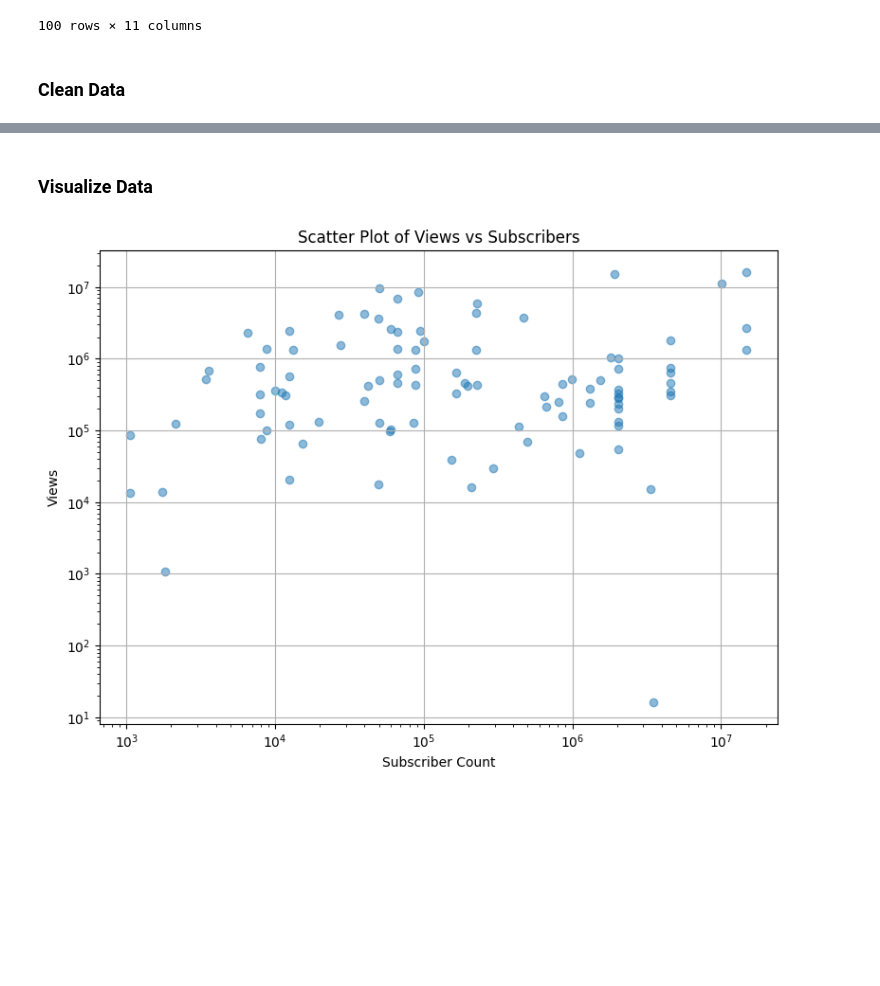
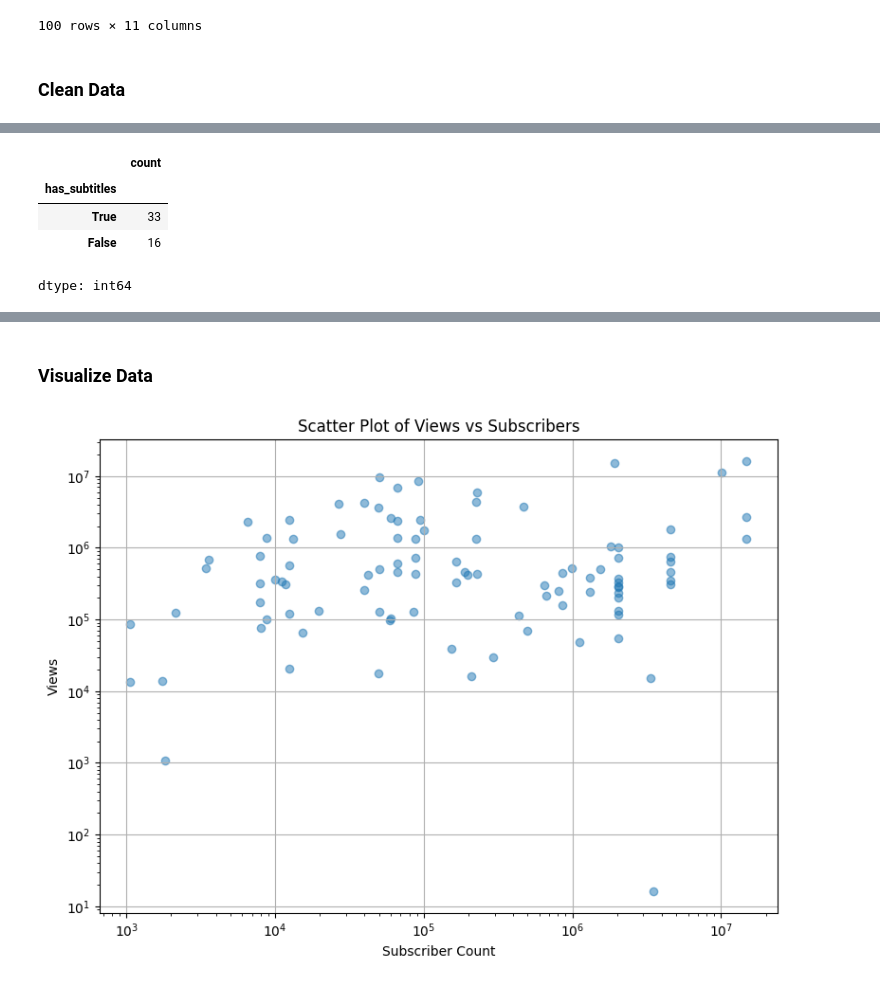
Before and after one commit to thdnhng07/Vinuni, a Jupyter notebook: Final_DS.ipynb, the cells around one changed output, grey strips where cells are left out. Drawn from its saved outputs; the diff is of its cells as text; code cells hidden in the pictures; blank space fills up the shorter version.

```diff
--- a/Final_DS.ipynb
+++ b/Final_DS.ipynb
@@ -31 +63,10 @@ df
+# %%
+en_lang = df[df['language'] == 'English']
+en_lang["has_subtitles"].value_counts()
+# %% [output]
+|  | count |
+| has_subtitles |  |
+| True | 33 |
+| False | 16 |
+dtype: int64
 # %%
```
Also changed, not shown: parts of 11 cells of this notebook.
